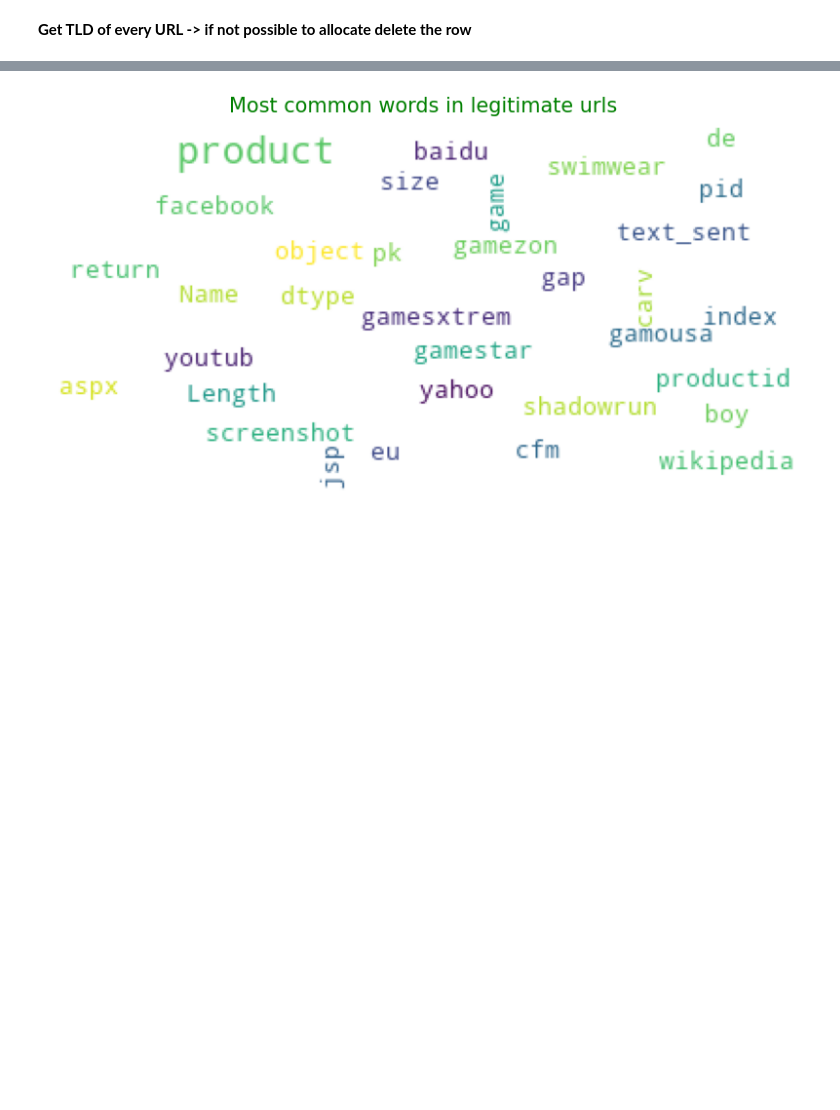
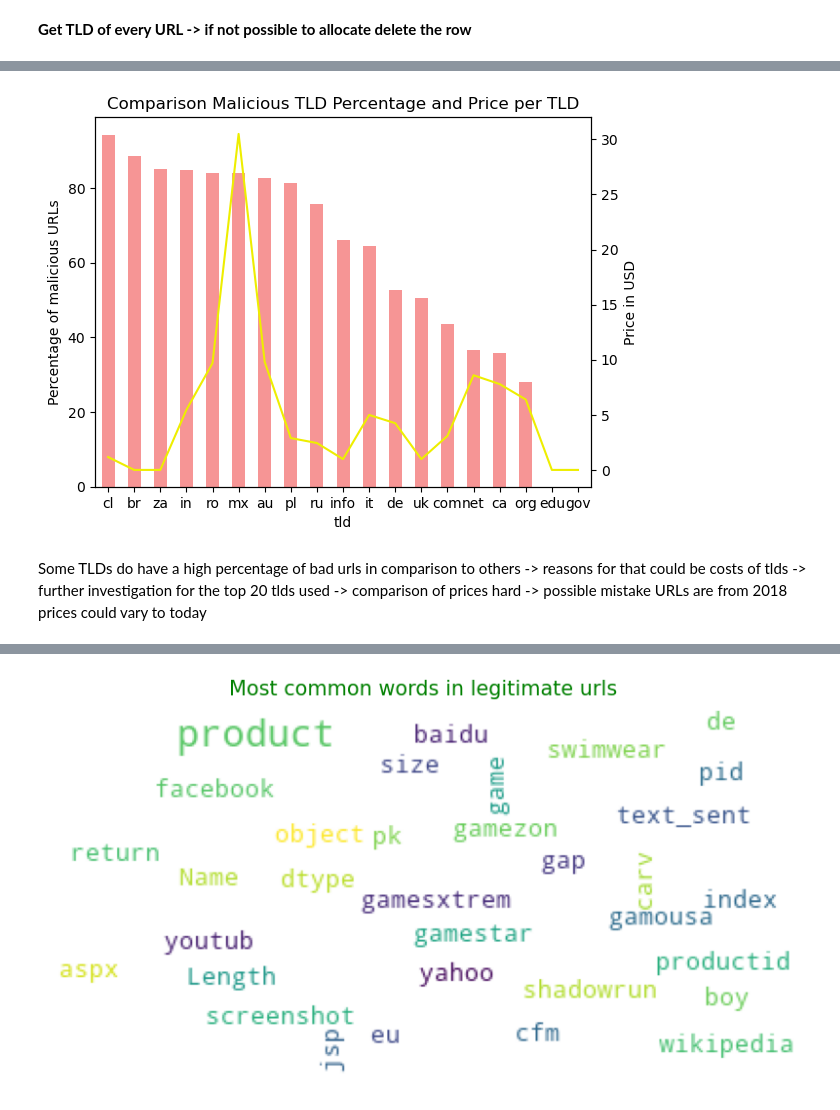
Before and after one commit to Fafien/PhishingDataset, a Jupyter notebook: phishing_analysis.ipynb, the cells around one changed output, grey strips where cells are left out. Saved outputs shown, nothing was run; the diff lists cells and outputs as text; code cells hidden in the pictures; blank space fills up the shorter version.

```diff
--- a/phishing_analysis.ipynb
+++ b/phishing_analysis.ipynb
@@ -225,0 +140,37 @@ df['text_sent'] = df['text_stemmed'].map(lambda l: ' '.join(l))
+# %%
+df_tld = df
+df_tld['tld_count'] = df_tld['tld']
+df_tld_groupBy_label_tld = df_tld.groupby(by=['tld', 'CLASS_LABEL'],as_index = False).count()
+amount_tld = df_tld_groupBy_label_tld['tld_count'].sum()
+df_tld_pivot_label_tld = df_tld_groupBy_label_tld.pivot_table('tld_count', ['tld'], 'CLASS_LABEL')
+df_tld_pivot_label_tld[0] = df_tld_pivot_label_tld[0].fillna(0)
+df_tld_pivot_label_tld[1] = df_tld_pivot_label_tld[1].fillna(0)
+df_tld_pivot_label_tld['bad_percentage'] = (df_tld_pivot_label_tld[1] / (df_tld_pivot_label_tld[1] + df_tld_pivot_label_tld[0])) * 100
+df_tld_pivot_label_tld['overall_percentage'] = ((df_tld_pivot_label_tld[1] + df_tld_pivot_label_tld[0]) / amount_tld ) * 100
+
+df_tld_pivot_label_tld = df_tld_pivot_label_tld.sort_values(by='overall_percentage', ascending=False)
+
+df_tld_pivot_label_tld_o05 = df_tld_pivot_label_tld[df_tld_pivot_label_tld['overall_percentage'] >= 0.5]
+df_tld_pivot_label_tld_o05 = df_tld_pivot_label_tld_o05.sort_values('bad_percentage', ascending=False)
+
+df_tld_pivot_label_tld_o05 = df_tld_pivot_label_tld_o05.drop('n/a')
+
+prices = np.array([1.17, 0, 0, 5.45, 9.69, 30.49, 9.80, 2.89, 2.44, 0.98, 4.99, 4.24, 0.98, 3.09, 8.59, 7.79, 6.39, 0, 0])
+df_tld_pivot_label_tld_o05  = df_tld_pivot_label_tld_o05.assign(prices=prices)
+# %%
+#df_tld_pivot_label_tld_o05.set_index('tld', inplace=True)
+ax = df_tld_pivot_label_tld_o05['bad_percentage'].plot(kind='bar', color='#EE2C2C', alpha=0.5)
+df_tld_pivot_label_tld_o05['prices'].plot(kind='line', color='#EEEE00', ax=ax, secondary_y=True)
+
+# set axis labels and title
+ax.set_ylabel('Percentage of malicious URLs')
+ax.right_ax.set_ylabel('Price in USD')
+plt.xlabel('Top-Level-Domain')
+plt.title('Comparison Malicious TLD Percentage and Price per TLD')
+
+# display chart
+plt.show()
+# %% [output]
+[figure, added]
+# %% [markdown]
+Some TLDs do have a high percentage of bad urls in comparison to others -> reasons for that could be costs of tlds -> further investigation for the top 20 tlds used -> comparison of prices hard -> possible mistake URLs are from 2018 prices could vary to today
```
Also changed, not shown: parts of 65 cells of this notebook, 1 other file.
